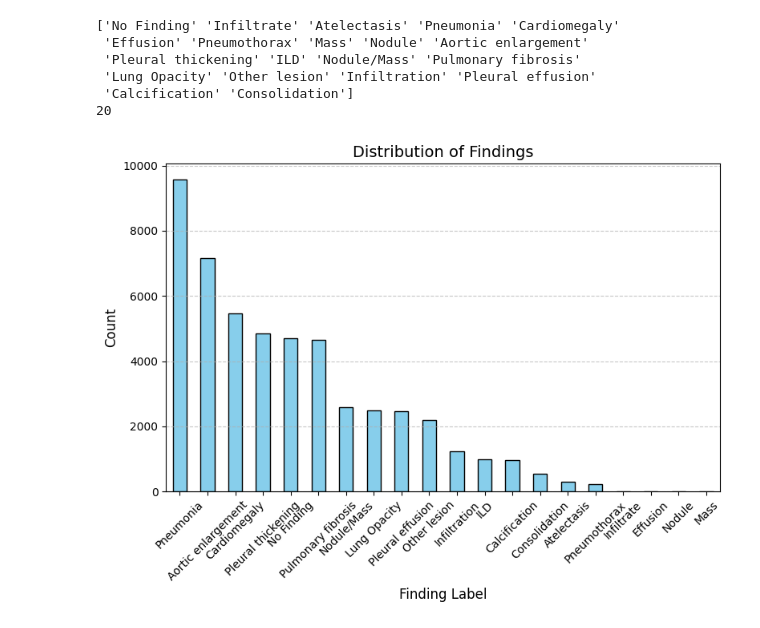
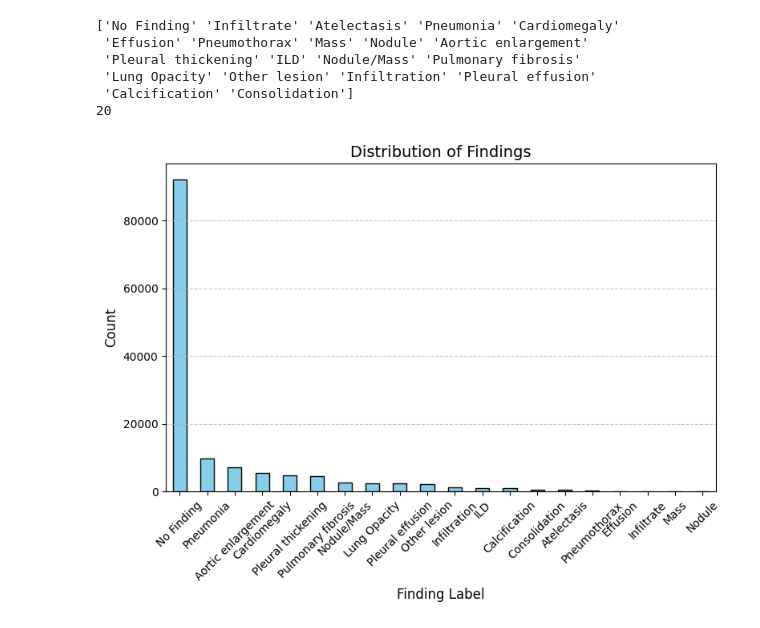
Before and after one commit to SkinHeadDressSom/Ultimate-X-ray-AI, a Jupyter notebook: CXR_data_preparation.ipynb, the cells around one changed output. Cells and saved outputs as stored; diff of their text form; code cells hidden in the pictures.

```diff
--- a/CXR_data_preparation.ipynb
+++ b/CXR_data_preparation.ipynb
@@ -170,6 +198,6 @@ vin_df
 | 67913 | 5e272e3adbdaafb07a7e84a9e62b1a4c | No Finding | NaN | NaN | NaN | NaN |
 67914 rows × 6 columns
 # %%
-vin_df['image_id'] = '/content/drive/MyDrive/UltimateXray/VinBigData/train/' + vin_df['image_id'] + '.dicom'
+vin_df['image_path'] = '/content/drive/MyDrive/UltimateXray/VinBigData/train/' + vin_df['image_id']
 vin_df
 # %% [output]
@@ -188,0 +217,7 @@ vin_df
+# %%
+vin_df['x_center'] = (vin_df['x_min'] + vin_df['x_max']) / 2
+vin_df['y_center'] = (vin_df['y_min'] + vin_df['y_max']) / 2
+vin_df['width'] = (vin_df["x_max"] - vin_df["x_min"])
+vin_df['height'] = (vin_df["y_max"] - vin_df["y_min"])
+vin_df = vin_df[['image_id', 'class_name', 'x_center', 'y_center', 'width', 'height', 'image_path']]
+vin_df
@@ -206,6 +254,0 @@ merged_df
-# %%
-def is_dicom(file):
-    return file.lower().endswith(('.dcm', '.dicom'))
-
-merged_df['file_type'] = merged_df['image_id'].apply(lambda x: 'dicom' if is_dicom(x) else 'png')
-merged_df
@@ -234,4 +254,0 @@ dtype: int64
-# %%
-merged_df['valid_path'] = merged_df['image_id'].apply(os.path.exists)
-merged_df = merged_df[merged_df['valid_path']].drop(columns=['valid_path'])
-merged_df
@@ -284,17 +265,17 @@ print(len(balanced_data['class_name'].unique()))
  'Calcification' 'Consolidation']
 20
 # %%
-finding_counts = balanced_data['class_name'].value_counts()
+finding_counts = merged_df['class_name'].value_counts()
 
 plt.figure(figsize=(8, 6))
 finding_counts.plot(kind="bar", color="skyblue", edgecolor="black")
 plt.title("Distribution of Findings", fontsize=14)
 plt.xlabel("Finding Label", fontsize=12)
 plt.ylabel("Count", fontsize=12)
 plt.xticks(rotation=45, fontsize=10)
 plt.grid(axis="y", linestyle="--", alpha=0.7)
 plt.tight_layout()
 
 plt.show()
 # %% [output]
-[figure, old version]
+[figure, new version]
```
Also changed, not shown: parts of 18 cells of this notebook.
